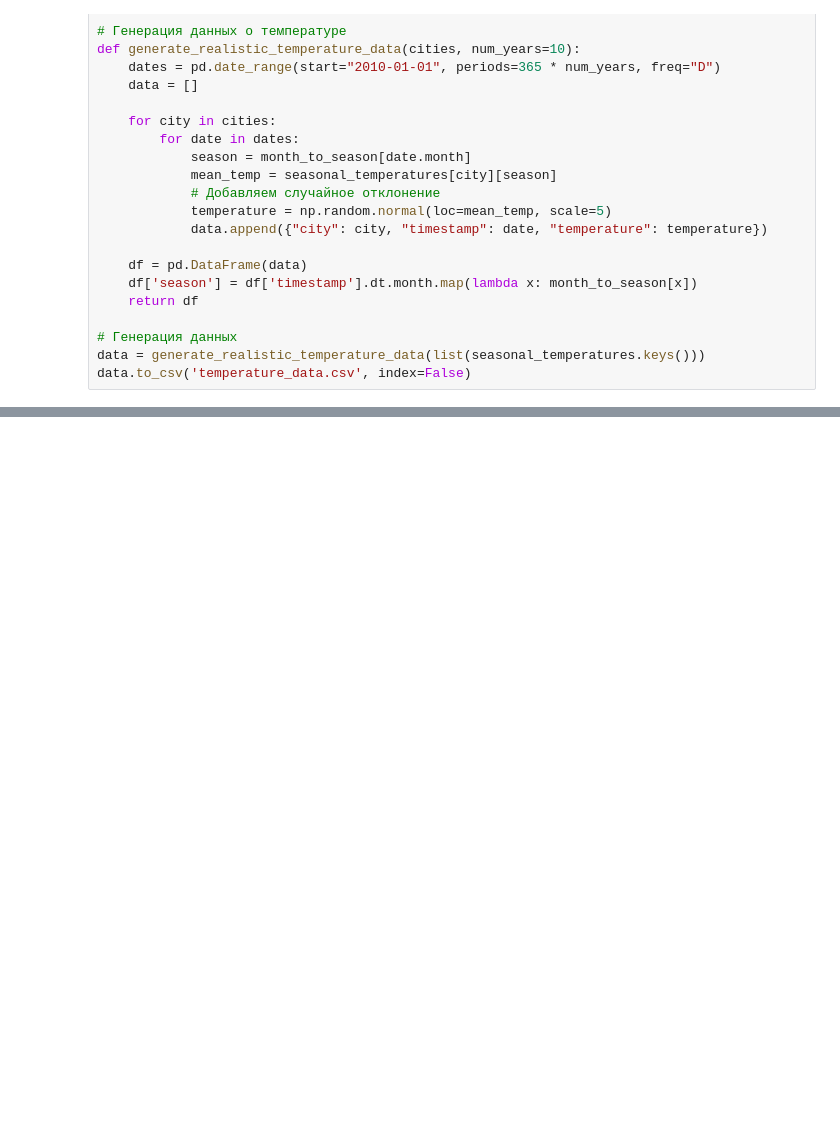
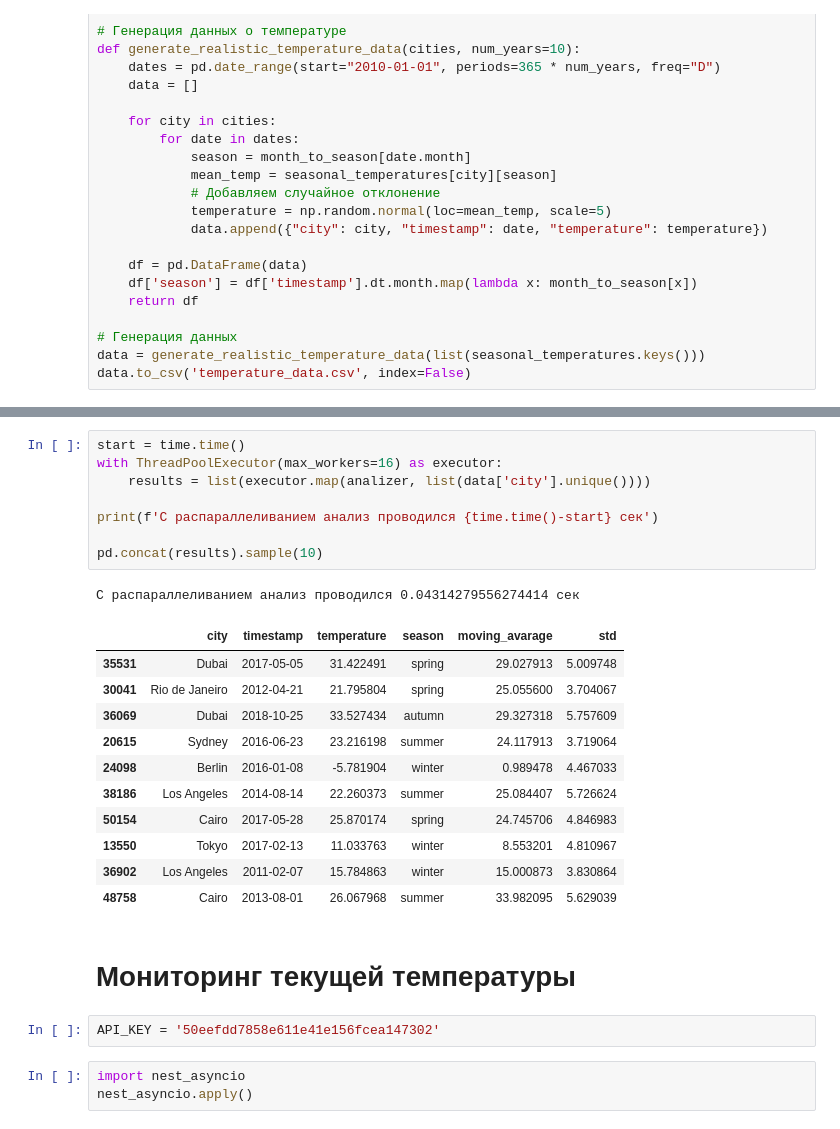
Before and after one commit to InnaBoby/AppliedPython, a Jupyter notebook: HW1/HW1_OpenWeatherMap_API.ipynb, the cells around one changed output, grey strips where cells are left out. Cells and saved outputs as stored; diff of their text form; blank space fills up the shorter version.

```diff
--- a/HW1/HW1_OpenWeatherMap_API.ipynb
+++ b/HW1/HW1_OpenWeatherMap_API.ipynb
@@ -140,0 +250,28 @@ data.to_csv('temperature_data.csv', index=False)
+# %%
+start = time.time()
+with ThreadPoolExecutor(max_workers=16) as executor:
+    results = list(executor.map(analizer, list(data['city'].unique())))
+
+print(f'С распараллеливанием анализ проводился {time.time()-start} сек')
+
+pd.concat(results).sample(10)
+# %% [output]
+С распараллеливанием анализ проводился 0.04314279556274414 сек
+|  | city | timestamp | temperature | season | moving_avarage | std |
+| 35531 | Dubai | 2017-05-05 | 31.422491 | spring | 29.027913 | 5.009748 |
+| 30041 | Rio de Janeiro | 2012-04-21 | 21.795804 | spring | 25.055600 | 3.704067 |
+| 36069 | Dubai | 2018-10-25 | 33.527434 | autumn | 29.327318 | 5.757609 |
+| 20615 | Sydney | 2016-06-23 | 23.216198 | summer | 24.117913 | 3.719064 |
+| 24098 | Berlin | 2016-01-08 | -5.781904 | winter | 0.989478 | 4.467033 |
+| 38186 | Los Angeles | 2014-08-14 | 22.260373 | summer | 25.084407 | 5.726624 |
+| 50154 | Cairo | 2017-05-28 | 25.870174 | spring | 24.745706 | 4.846983 |
+| 13550 | Tokyo | 2017-02-13 | 11.033763 | winter | 8.553201 | 4.810967 |
+| 36902 | Los Angeles | 2011-02-07 | 15.784863 | winter | 15.000873 | 3.830864 |
+| 48758 | Cairo | 2013-08-01 | 26.067968 | summer | 33.982095 | 5.629039 |
+# %% [markdown]
+# Мониторинг текущей температуры
+# %%
+API_KEY = '50eefdd7858e611e41e156fcea147302'
+# %%
+import nest_asyncio
+nest_asyncio.apply()
```
Also changed, not shown: parts of 15 cells of this notebook.
